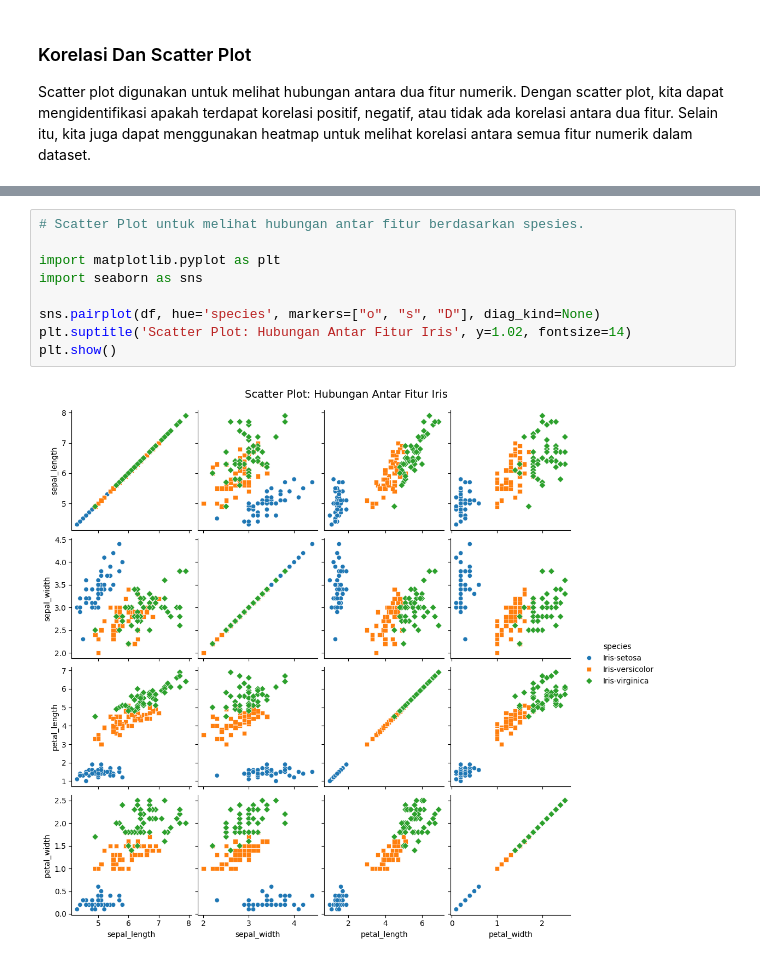
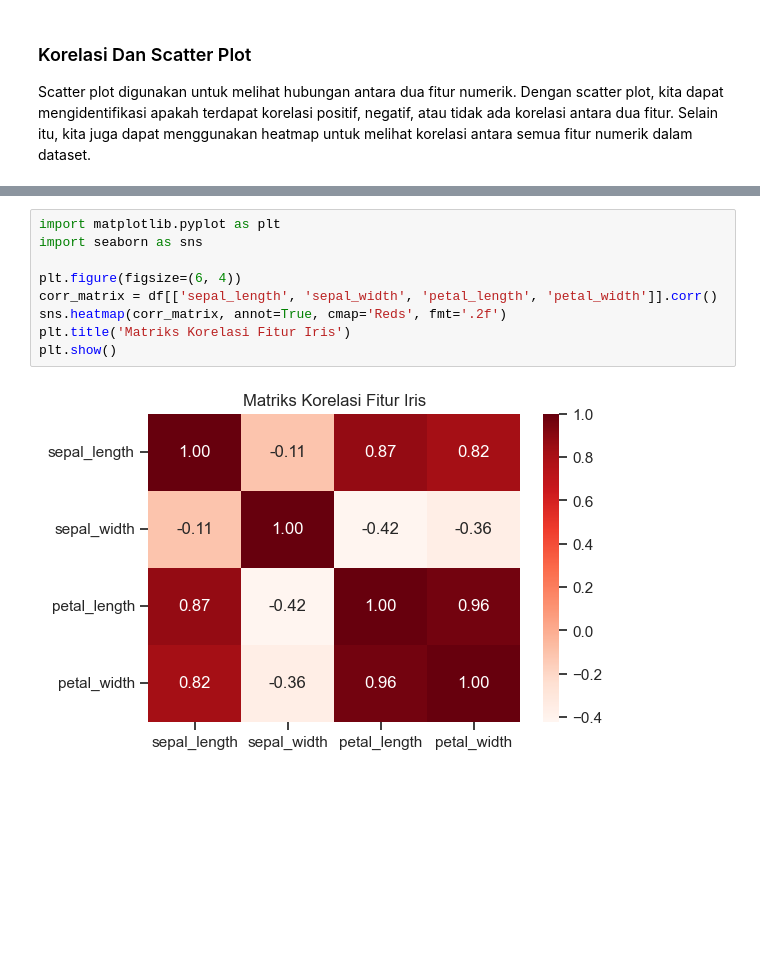
Before and after one commit to JeysMJY/Pendata, a Jupyter notebook: _sources/data-understanding.ipynb, the cells around one changed output, grey strips where cells are left out. Saved outputs shown, nothing was run; the diff lists cells and outputs as text; blank space fills up the shorter version.

```diff
--- a/_sources/data-understanding.ipynb
+++ b/_sources/data-understanding.ipynb
@@ -266,11 +359,11 @@ petal_width       0.817954    -0.356544      0.962757     1.000000
-# %%
-# Scatter Plot untuk melihat hubungan antar fitur berdasarkan spesies.
-
-import matplotlib.pyplot as plt
-import seaborn as sns
-
-sns.pairplot(df, hue='species', markers=["o", "s", "D"], diag_kind=None)
-plt.suptitle('Scatter Plot: Hubungan Antar Fitur Iris', y=1.02, fontsize=14)
-plt.show()
-# %% [output]
-[figure, removed]
+# %%
+import matplotlib.pyplot as plt
+import seaborn as sns
+
+plt.figure(figsize=(6, 4))
+corr_matrix = df[['sepal_length', 'sepal_width', 'petal_length', 'petal_width']].corr()
+sns.heatmap(corr_matrix, annot=True, cmap='Reds', fmt='.2f')
+plt.title('Matriks Korelasi Fitur Iris')
+plt.show()
+# %% [output]
+[figure, added]
```
Also changed, not shown: parts of 61 cells of this notebook, 15 other files.
